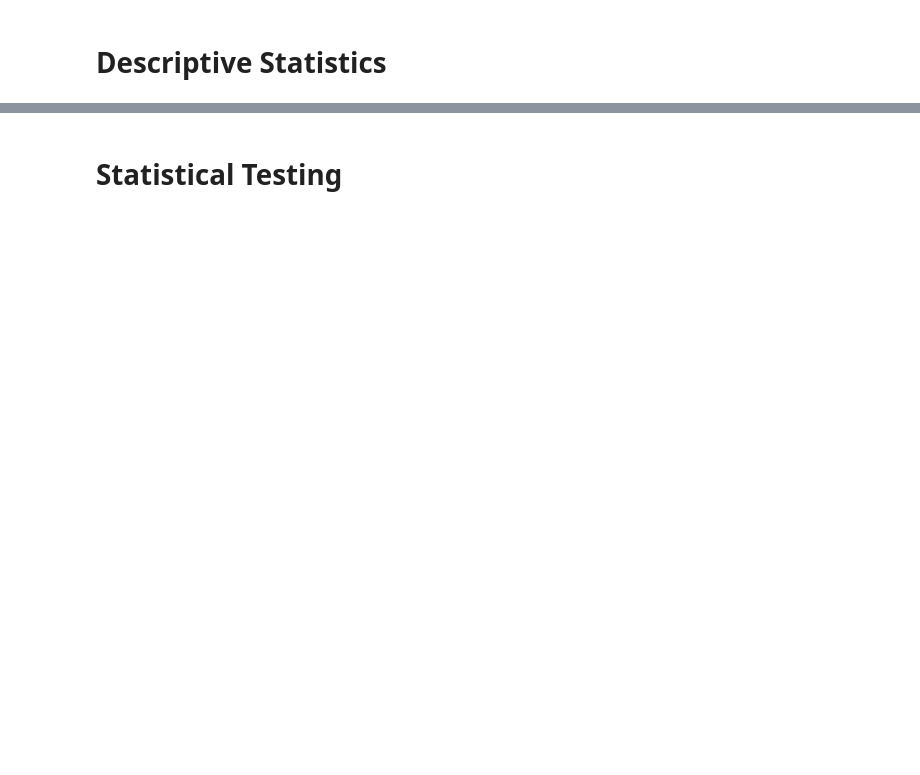
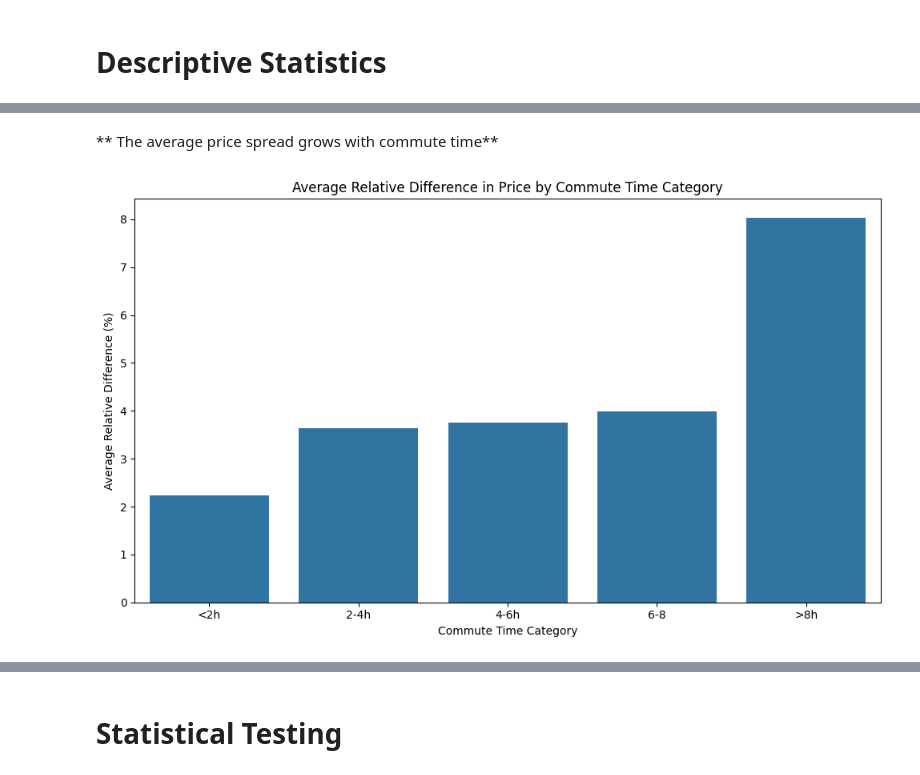
Before and after one commit to aghauss/SkySaver, a Jupyter notebook: experiments/data_deep_dive.ipynb, the cells around one changed output, grey strips where cells are left out. Drawn from its saved outputs; the diff is of its cells as text; code cells hidden in the pictures; blank space fills up the shorter version.

```diff
--- a/experiments/data_deep_dive.ipynb
+++ b/experiments/data_deep_dive.ipynb
@@ -196,0 +321,23 @@ df_reduced = pd.merge(df_reduced, price_stats, on='Flight_ID', how='left')
+# %% [markdown]
+** The average price spread grows with commute time**
+# %%
+# Adjust bins based on the new categories in minutes
+bins = [-float('inf'), 120, 240, 480,750, float('inf')]
+labels = ['<2h', '2-4h', '4-6h','6-8' ,'>8h']
+
+# Bin 'commute_time' into categories directly, no need to convert to hours since it's already in minutes
+df_reduced['Commute_Time_Category'] = pd.cut(df_reduced['commute_time'], bins=bins, labels=labels)
+
+# Group by the new 'Commute_Time_Category' and calculate the mean 'max_rel_diff_perIDGroup' for each category
+avg_rel_diff_by_commute_cat = df_reduced.groupby('Commute_Time_Category', observed = True)['max_rel_diff_perIDGroup'].mean().reset_index()
+
+# Plotting the average relative difference by commute time category
+plt.figure(figsize=(10, 6))
+sns.barplot(data=avg_rel_diff_by_commute_cat, x='Commute_Time_Category', y='max_rel_diff_perIDGroup')
+plt.title('Average Relative Difference in Price by Commute Time Category')
+plt.xlabel('Commute Time Category')
+plt.ylabel('Average Relative Difference (%)')
+plt.tight_layout()
+plt.show()
+# %% [output]
+[figure, added]
```
Also changed, not shown: parts of 134 cells of this notebook, 2 other files.
